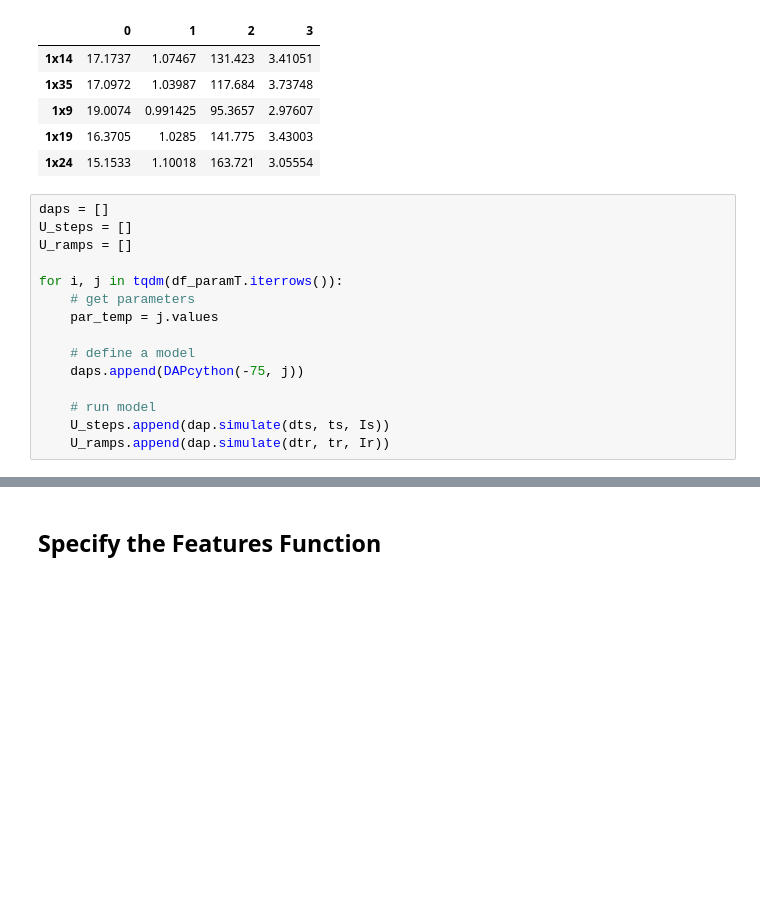
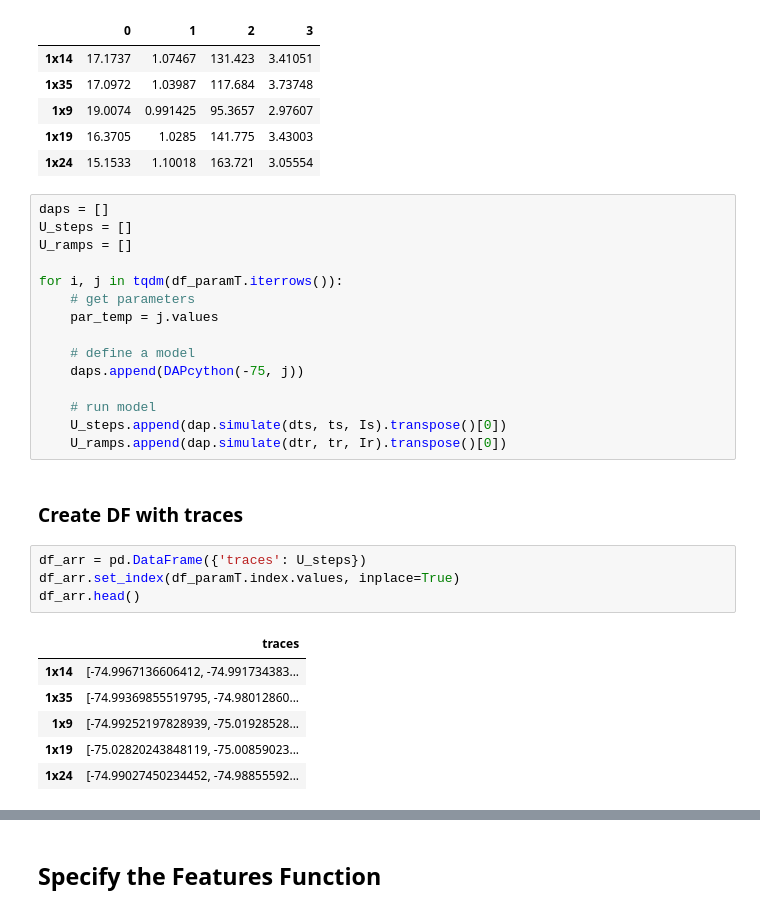
Before and after one commit to alTeska/DAP_analysis, a Jupyter notebook: param_analysis/notebooks/results_analysis_0205.ipynb, the cells around one changed output, grey strips where cells are left out. Cells and saved outputs as stored; diff of their text form; blank space fills up the shorter version.

```diff
--- a/param_analysis/notebooks/results_analysis_0205.ipynb
+++ b/param_analysis/notebooks/results_analysis_0205.ipynb
@@ -89,5 +89,18 @@ for i, j in tqdm(df_paramT.iterrows()):
     daps.append(DAPcython(-75, j))
 
     # run model
-    U_steps.append(dap.simulate(dts, ts, Is))
-    U_ramps.append(dap.simulate(dtr, tr, Ir))
+    U_steps.append(dap.simulate(dts, ts, Is).transpose()[0])
+    U_ramps.append(dap.simulate(dtr, tr, Ir).transpose()[0])
+# %% [markdown]
+### Create DF with traces
+# %%
+df_arr = pd.DataFrame({'traces': U_steps})
+df_arr.set_index(df_paramT.index.values, inplace=True)
+df_arr.head()
+# %% [output]
+|  | traces |
+| 1x14 | [-74.9967136606412, -74.991734383... |
+| 1x35 | [-74.99369855519795, -74.98012860... |
+| 1x9 | [-74.99252197828939, -75.01928528... |
+| 1x19 | [-75.02820243848119, -75.00859023... |
+| 1x24 | [-74.99027450234452, -74.98855592... |
```
Also changed, not shown: parts of 11 cells of this notebook, 3 other files.
